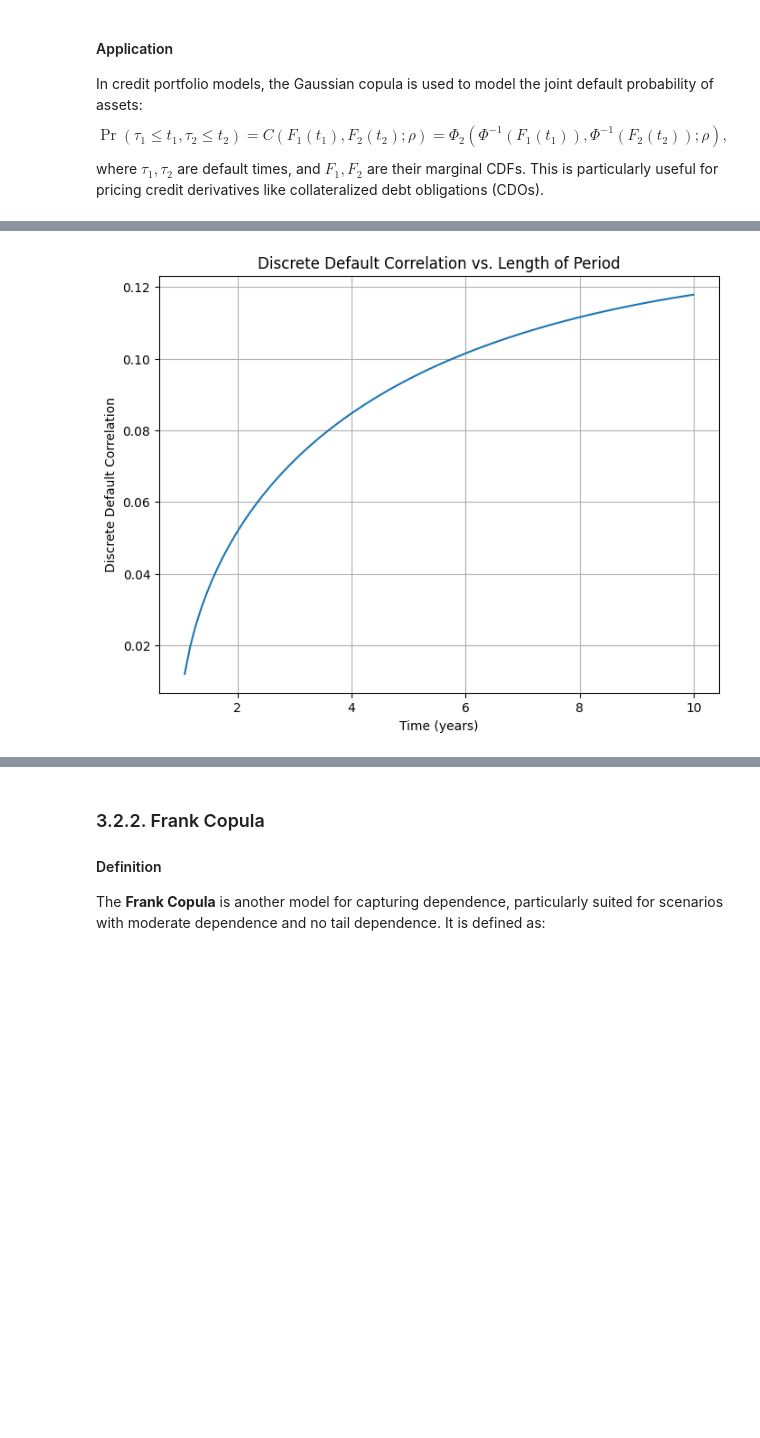
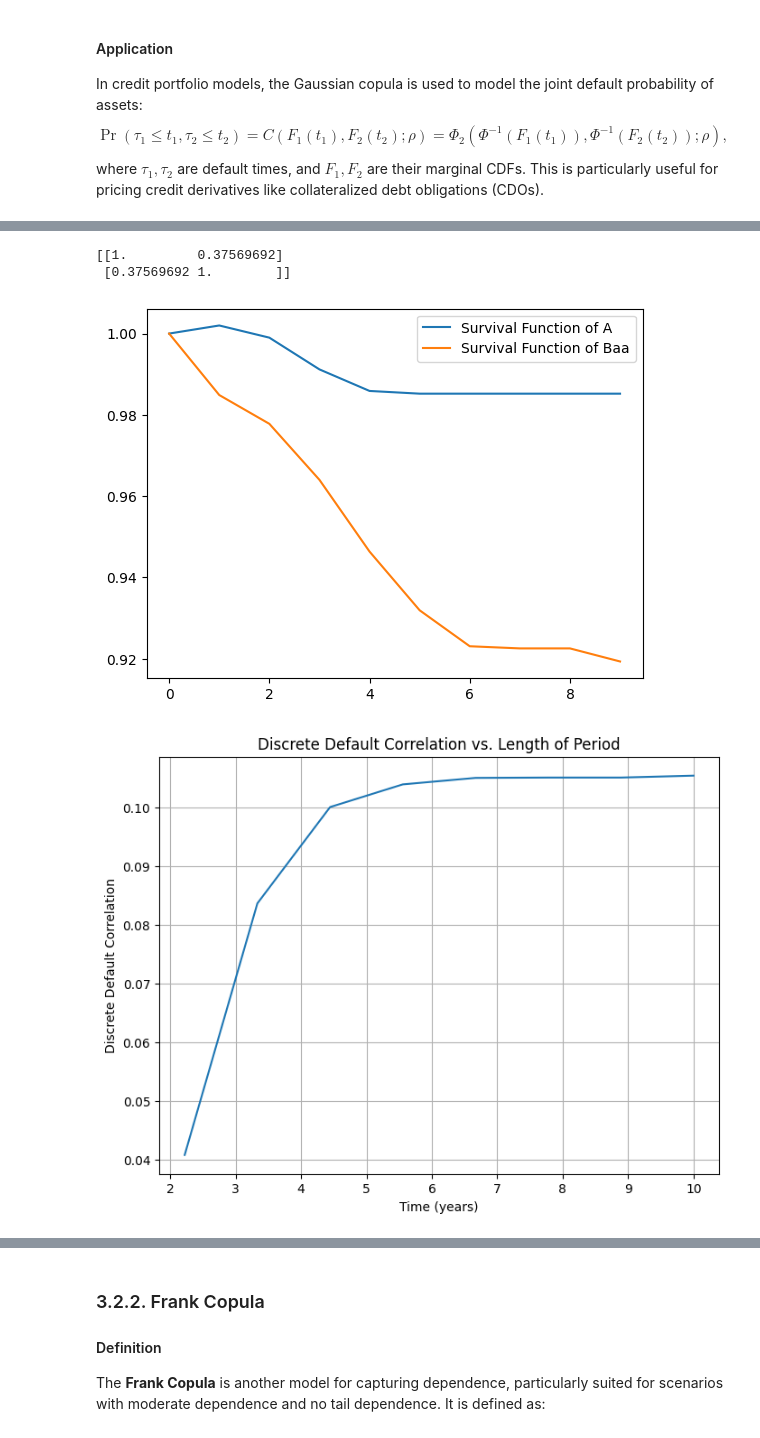
Before and after one commit to khanhtrinh2003/ISFA-Project, a Jupyter notebook: isfa_qrm/isfa_qrm_copula.ipynb, the cells around one changed output, grey strips where cells are left out. Cells and saved outputs as stored; diff of their text form; code cells hidden in the pictures; blank space fills up the shorter version.

Commit message:
add fit copula

```diff
--- a/isfa_qrm/isfa_qrm_copula.ipynb
+++ b/isfa_qrm/isfa_qrm_copula.ipynb
@@ -647,39 +607,78 @@ credit_analysis.calculate_hasard_rates("traditional")
 # %%
 
+from scipy.stats import rankdata, norm
+
+def to_uniform(x):
+    r = rankdata(x)
+    return (r - 0.5)/len(r)
+
+def sanitize_sigma(Sigma):
+    """
+    If Sigma contains any NaN, return identity matrix of same dimension.
+    Otherwise return Sigma unchanged.
+    """
+    Sigma = np.asarray(Sigma, dtype=float)
+
+    if np.isnan(Sigma).any():
+        d = Sigma.shape[0]
+        return np.eye(d)
+    return Sigma
 
 # Section 2: Copula Functions
-def normal_copula(u, v, rho):
+def normal_copula(u, v, cov):
     """
     Bivariate Normal Copula C(u, v; rho)
     """
     z1, z2 = norm.ppf(u), norm.ppf(v)
-    cov = [[1, rho], [rho, 1]]
     return multivariate_normal.cdf([z1, z2], cov=cov)
 
 # Discrete default correlation (Equation 1)
 def discrete_corr(qA, qB, joint_prob):
     return (joint_prob - qA * qB) / np.sqrt(qA * (1 - qA) * qB * (1 - qB))
 
 # Illustration 1: Discrete Default Correlation vs. Length of Time Period
-def illustration_1(asset1="Ba",asset2="B",rho_asset=0.5, t_max=10, num_points=20,method="average"):
-    t_values = np.linspace(0.5, t_max, num_points)
+def illustration_1(asset1="Ba",asset2="B", t_max=10, num_points=20,method="traditional"):
+    t_values = np.linspace(0, t_max, num_points)
     disc_corrs = []
     ha_list_ba = credit_analysis.calculate_hasard_rates(method).loc[asset1].dropna().tolist()
     ha_list_baa = credit_analysis.calculate_hasard_rates(method).loc[asset2].dropna().tolist()
+
+    U = np.column_stack([
+        to_uniform(ha_list_ba),
+        to_uniform(ha_list_baa)
+    ])
+
+    # Gaussian copula
+    Z = norm.ppf(U)
+    Sigma = sanitize_sigma(np.corrcoef(Z.T))
+
+    qA_t_list = []
+    qB_t_list = []
+
+    print(Sigma)
     for t in t_values:
-        qA_t = credit_analysis.survival_piecewise_constant(ha_list_ba, np.arange(1,len(ha_list_ba)+1),t)
-        qB_t = credit_analysis.survival_piecewise_constant(ha_list_baa, np.arange(1,len(ha_list_baa)+1),t)
-        joint_t = normal_copula(qA_t, qB_t, rho_asset)
+        qA_t = credit_analysis.survival_piecewise_linear(ha_list_ba, np.arange(1,len(ha_list_ba)+1),t)
+        qB_t = credit_analysis.survival_piecewise_linear(ha_list_baa, np.arange(1,len(ha_list_baa)+1),t)
+        joint_t = normal_copula(qA_t, qB_t, Sigma)
         corr_t = discrete_corr(qA_t, qB_t, joint_t)
+        qA_t_list.append(qA_t)
+        qB_t_list.append(qB_t)
         disc_corrs.append(corr_t)
 
+    plt.plot(qA_t_list, label=f"Survival Function of {asset1}")
+    plt.plot(qB_t_list, label=f"Survival Function of {asset2}")
+    plt.legend()
+    plt.show()
     plt.figure(figsize=(8, 6))
     plt.plot(t_values, disc_corrs)
     plt.xlabel('Time (years)')
     plt.ylabel('Discrete Default Correlation')
     plt.title('Discrete Default Correlation vs. Length of Period')
     plt.grid(True)
     plt.show()
-illustration_1("Ba","B",0.2,10,100,method="average")
+illustration_1("A","Baa",10,10)
 # %% [output]
+[[1.         0.37569692]
+ [0.37569692 1.        ]]
-[figure, old version]
+[figure, new version]
+[figure, added]
```
Also changed, not shown: parts of 7 cells of this notebook.
